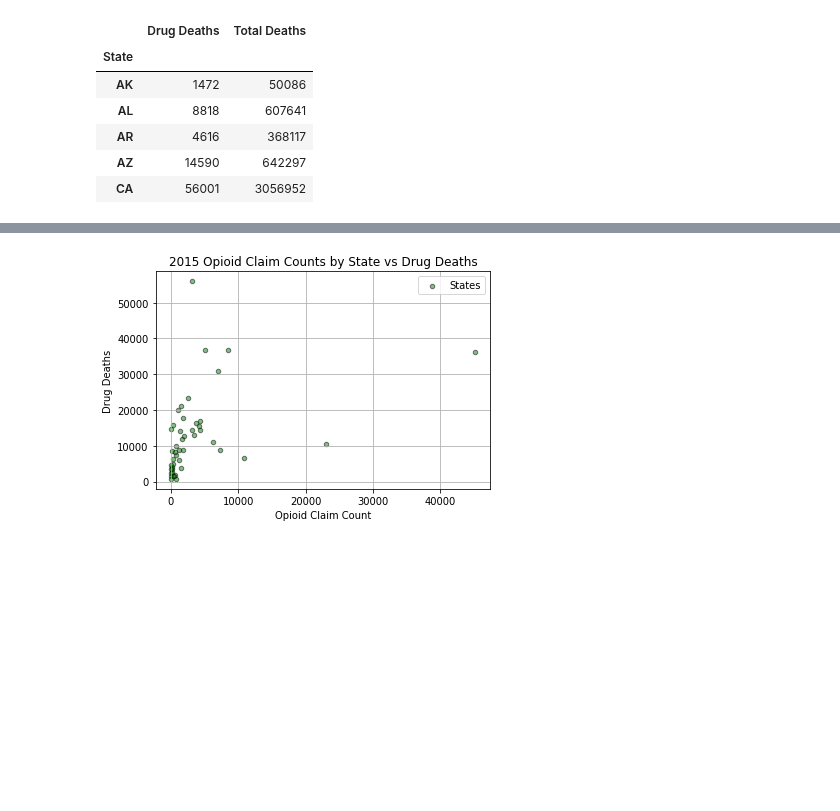
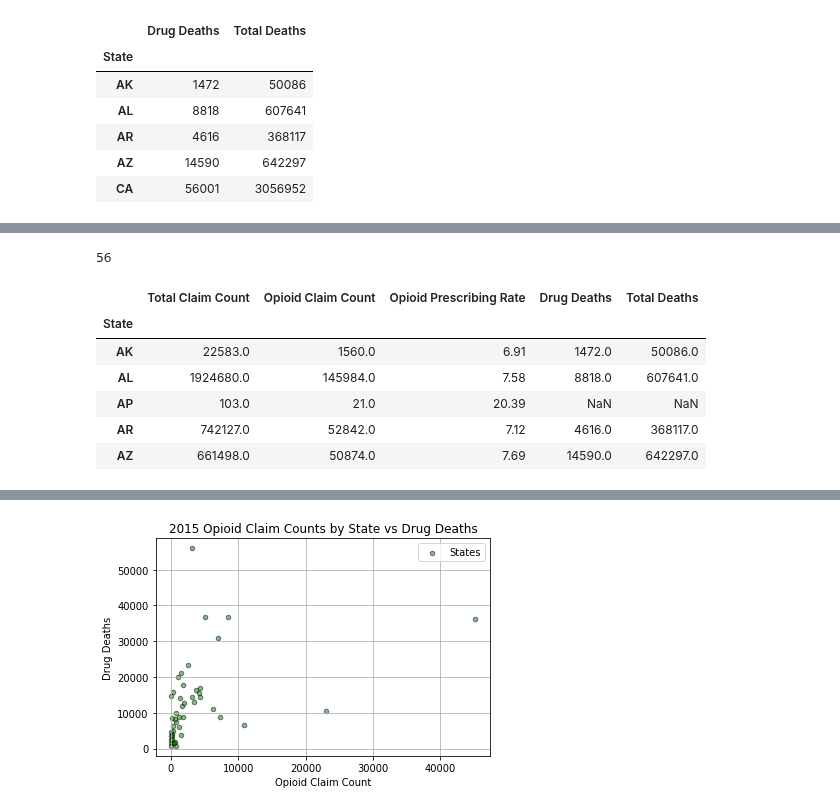
Before and after one commit to MTDahmer/Project1, a Jupyter notebook: notebooks/Omar 3.29.19 (Individual PAC and Deaths Analysis).ipynb, the cells around one changed output, grey strips where cells are left out. Drawn from its saved outputs; the diff is of its cells as text; code cells hidden in the pictures; blank space fills up the shorter version.

```diff
--- a/notebooks/Omar 3.29.19 (Individual PAC and Deaths Analysis).ipynb
+++ b/notebooks/Omar 3.29.19 (Individual PAC and Deaths Analysis).ipynb
@@ -172 +95,15 @@ len(merged_state_rate_deaths16)
+# %%
+#merge our clean_od_2015 with our state_individual_pac15
+merged_state_individual_pac15 = state_individual_pac15.merge(od_state_2015, on="State", how="outer")
+print(len(merged_state_individual_pac15))
+merged_state_individual_pac15.head()
+# %% [output]
+56
+|  | Total Claim Count | Opioid Claim Count | Opioid Prescribing Rate | Drug Deaths | Total Deaths |
+| State |  |  |  |  |  |
+| AK | 22583.0 | 1560.0 | 6.91 | 1472.0 | 50086.0 |
+| AL | 1924680.0 | 145984.0 | 7.58 | 8818.0 | 607641.0 |
+| AP | 103.0 | 21.0 | 20.39 | NaN | NaN |
+| AR | 742127.0 | 52842.0 | 7.12 | 4616.0 | 368117.0 |
+| AZ | 661498.0 | 50874.0 | 7.69 | 14590.0 | 642297.0 |
 # %%
```
Also changed, not shown: parts of 20 cells of this notebook.
